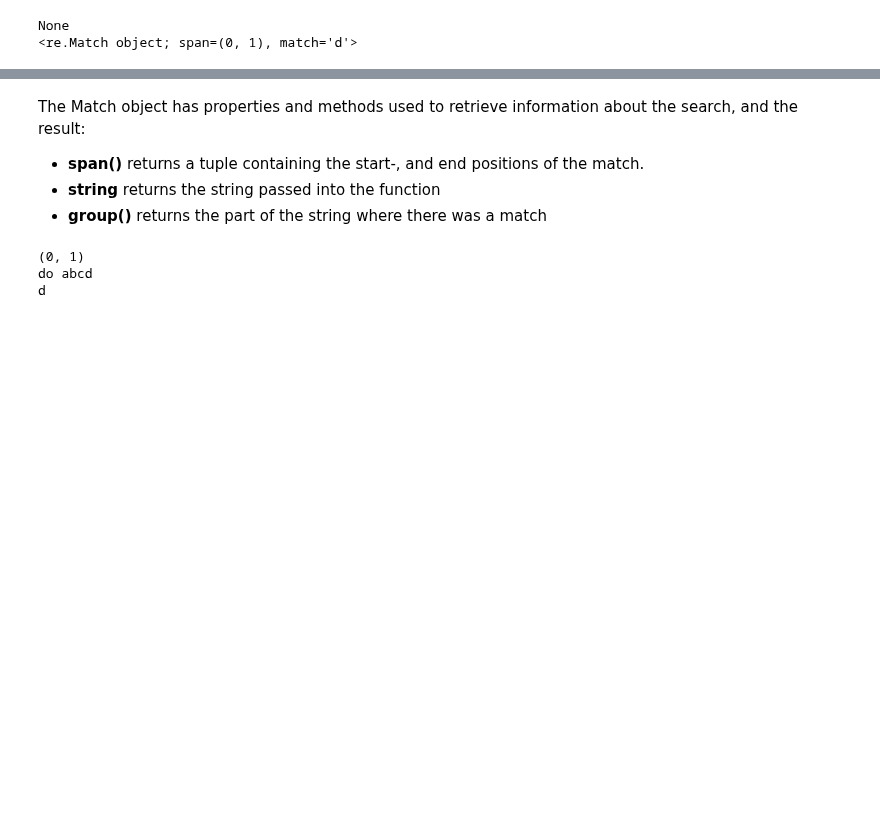
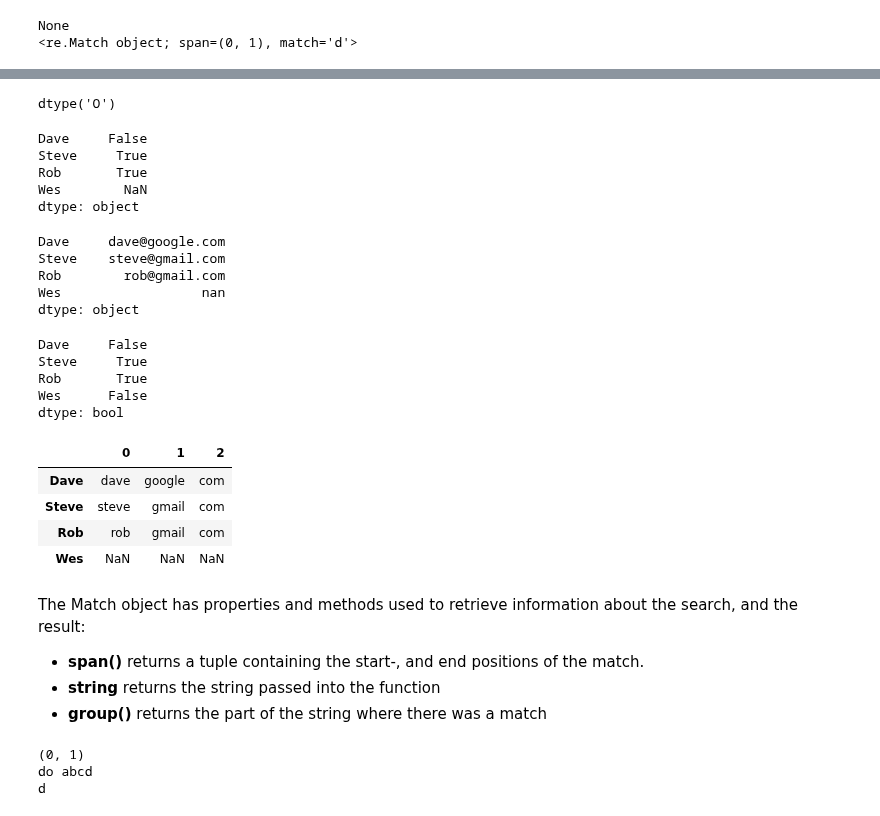
Before and after one commit to niteshpandeyofficial/Python-Programming-Material, a Jupyter notebook: Python Code/Regular_Expression.ipynb, the cells around one changed output, grey strips where cells are left out. Cells and saved outputs as stored; diff of their text form; code cells hidden in the pictures; blank space fills up the shorter version.

Commit message:
Regex some code added

```diff
--- a/Python Code/Regular_Expression.ipynb
+++ b/Python Code/Regular_Expression.ipynb
@@ -111,0 +154,4 @@ None
+# %%
+pattern = r"([A-Z0-9._%+-]+)@([A-Z0-9.-]+)\.([A-Z]{2,4})"
+regex = re.compile(pattern, flags=re.IGNORECASE)
+regex.findall("wesm@bright.net")
@@ -111,0 +160,9 @@ None
+# %%
+text="""
+niteshpandey@gmail.com,
+nitesh@gmail.com,
+nitesh@yahoo.com
+"""
+pattern = r"([A-Z0-9._%+-]+)@([A-Z0-9.-]+)\.([A-Z]{2,4})"
+regex = re.compile(pattern, flags=re.IGNORECASE)
+regex.findall(text)
@@ -111,0 +173,5 @@ None
+# %%
+import numpy as np
+import pandas as pd
+data = {"Dave": "dave@google.com", "Steve": "steve@gmail.com","Rob": "rob@gmail.com", "Wes": np.nan}
+ser_1 = pd.Series(data)
@@ -112,3 +186,42 @@ None
+# %%
+ser_1.dtypes
+# %% [output]
+dtype('O')
+# %%
+ser_1.str.contains('gmail')
+# %% [output]
+Dave     False
+Steve     True
+Rob       True
+Wes        NaN
+dtype: object
+# %%
+str_dt_series=ser_1.astype('str')
+# %%
+str_dt_series
+# %% [output]
+Dave     dave@google.com
+Steve    steve@gmail.com
+Rob        rob@gmail.com
+Wes                  nan
+dtype: object
+# %%
+str_dt_series.str.contains('gmail')
+# %% [output]
+Dave     False
+Steve     True
+Rob       True
+Wes      False
+dtype: bool
+# %%
+#The str.extract method will return the captured groups of a regular expression as a DataFrame
+str_dt_series.str.extract(pattern,re.IGNORECASE)
+# %% [output]
+|  | 0 | 1 | 2 |
+| Dave | dave | google | com |
+| Steve | steve | gmail | com |
+| Rob | rob | gmail | com |
+| Wes | NaN | NaN | NaN |
 # %% [markdown]
 The Match object has properties and methods used to retrieve information about the search, and the result:
 
```
Also changed, not shown: parts of 11 cells of this notebook.
